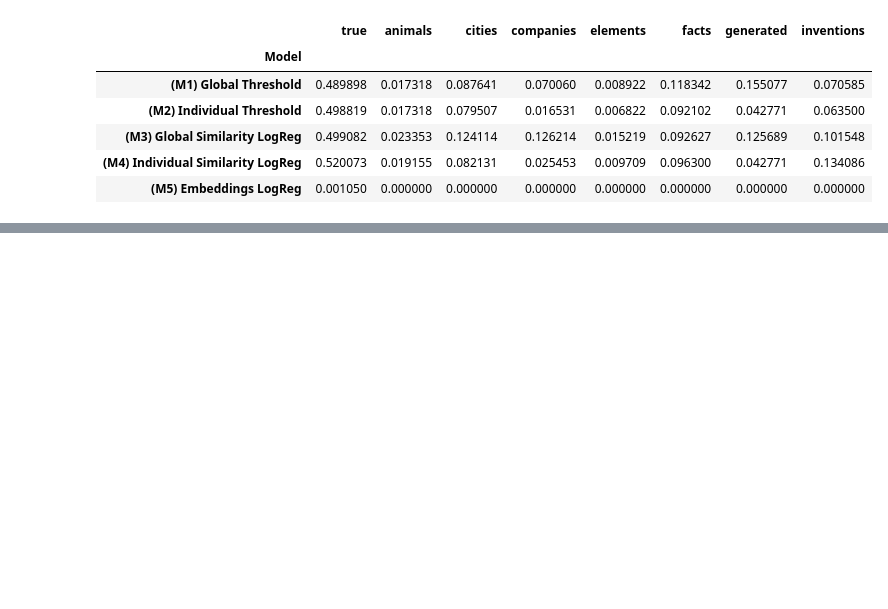
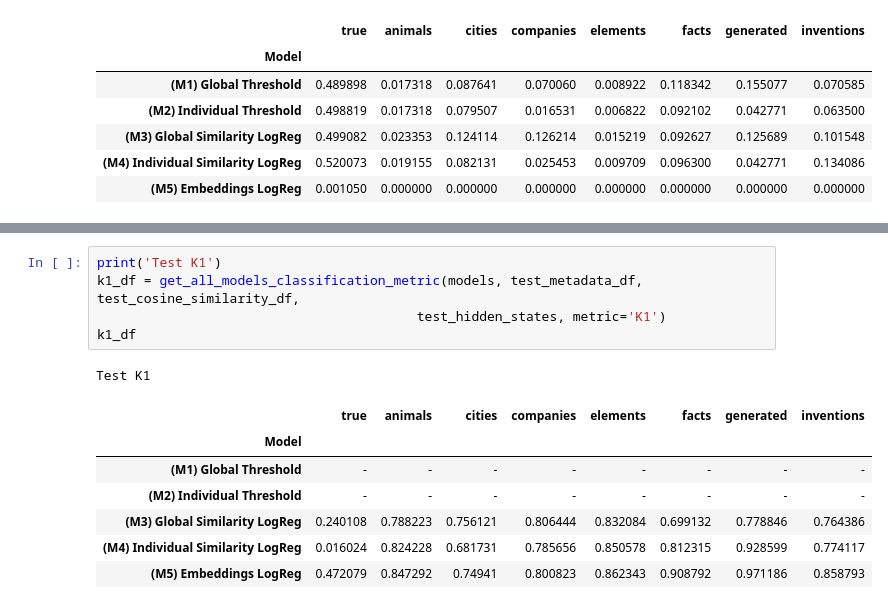
Before and after one commit to cassandra-goldberg/Calibrated_Concepts, a Jupyter notebook: Experiments/Process-TrueFalseDataset.ipynb, the cells around one changed output, grey strips where cells are left out. Drawn from its saved outputs; the diff is of its cells as text; blank space fills up the shorter version.

```diff
--- a/Experiments/Process-TrueFalseDataset.ipynb
+++ b/Experiments/Process-TrueFalseDataset.ipynb
@@ -407,0 +469,14 @@ error_comparison_df
+# %%
+print('Test K1')
+k1_df = get_all_models_classification_metric(models, test_metadata_df, test_cosine_similarity_df,
+                                         test_hidden_states, metric='K1')
+k1_df
+# %% [output]
+Test K1
+|  | true | animals | cities | companies | elements | facts | generated | inventions |
+| Model |  |  |  |  |  |  |  |  |
+| (M1) Global Threshold | - | - | - | - | - | - | - | - |
+| (M2) Individual Threshold | - | - | - | - | - | - | - | - |
+| (M3) Global Similarity LogReg | 0.240108 | 0.788223 | 0.756121 | 0.806444 | 0.832084 | 0.699132 | 0.778846 | 0.764386 |
+| (M4) Individual Similarity LogReg | 0.016024 | 0.824228 | 0.681731 | 0.785656 | 0.850578 | 0.812315 | 0.928599 | 0.774117 |
+| (M5) Embeddings LogReg | 0.472079 | 0.847292 | 0.74941 | 0.800823 | 0.862343 | 0.908792 | 0.971186 | 0.858793 |
```
Also changed, not shown: parts of 7 cells of this notebook, 2 other files.
